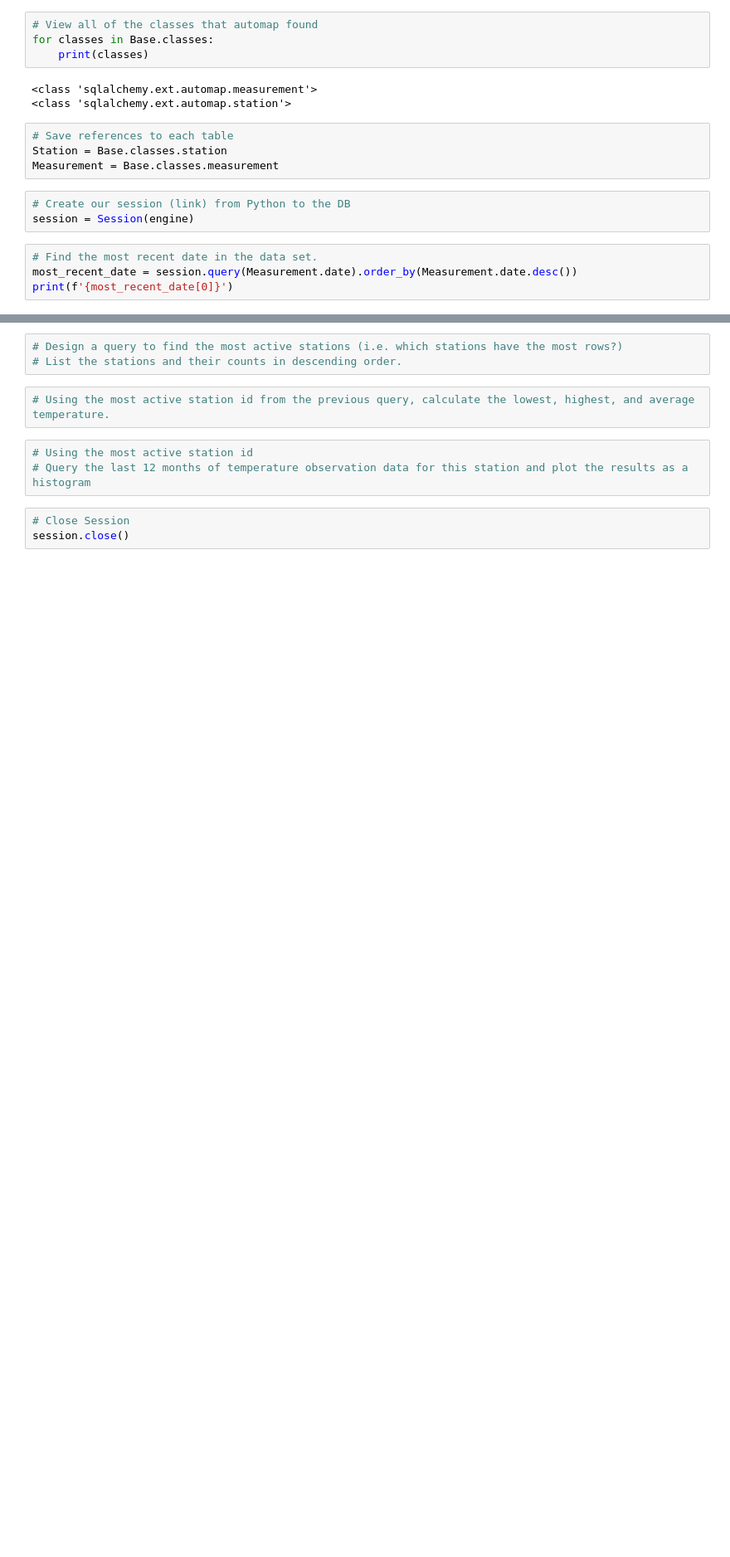
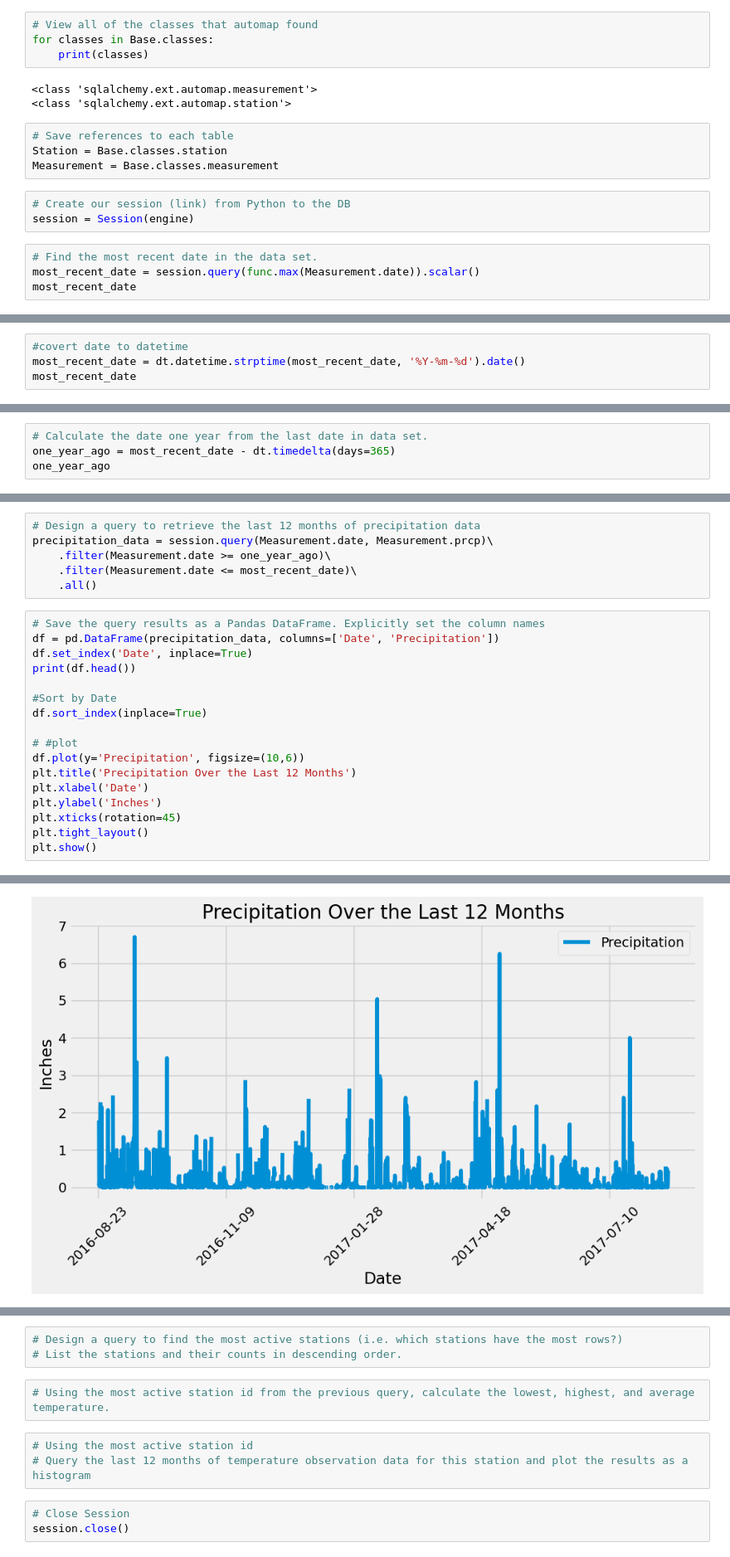
Before and after one commit to HayleyParnell/sqlalchemy-challenge, a Jupyter notebook: SurfsUp/Untitled.ipynb, the cells around one changed output, grey strips where cells are left out. Shown at 83% size. Cells and saved outputs as stored; diff of their text form; blank space fills up the shorter version.

```diff
--- a/SurfsUp/Untitled.ipynb
+++ b/SurfsUp/Untitled.ipynb
@@ -38,6 +38,6 @@ Measurement = Base.classes.measurement
 session = Session(engine)
 # %%
 # Find the most recent date in the data set.
-most_recent_date = session.query(Measurement.date).order_by(Measurement.date.desc())
-print(f'{most_recent_date[0]}')
+most_recent_date = session.query(func.max(Measurement.date)).scalar()
+most_recent_date
 # %% [output]
@@ -44,0 +45,4 @@ print(f'{most_recent_date[0]}')
+# %%
+#covert date to datetime
+most_recent_date = dt.datetime.strptime(most_recent_date, '%Y-%m-%d').date()
+most_recent_date
@@ -61 +59,5 @@ print(f'{most_recent_date[0]}')
 # Use Pandas Plotting with Matplotlib to plot the data
+# %%
+# Calculate the date one year from the last date in data set.
+one_year_ago = most_recent_date - dt.timedelta(days=365)
+one_year_ago
@@ -61,0 +66,24 @@ print(f'{most_recent_date[0]}')
+# %%
+# Design a query to retrieve the last 12 months of precipitation data
+precipitation_data = session.query(Measurement.date, Measurement.prcp)\
+    .filter(Measurement.date >= one_year_ago)\
+    .filter(Measurement.date <= most_recent_date)\
+    .all()
+# %%
+# Save the query results as a Pandas DataFrame. Explicitly set the column names
+df = pd.DataFrame(precipitation_data, columns=['Date', 'Precipitation'])
+df.set_index('Date', inplace=True)
+print(df.head())
+
+#Sort by Date
+df.sort_index(inplace=True)
+
+# #plot
+df.plot(y='Precipitation', figsize=(10,6))
+plt.title('Precipitation Over the Last 12 Months')
+plt.xlabel('Date')
+plt.ylabel('Inches')
+plt.xticks(rotation=45)
+plt.tight_layout()
+plt.show()
+# %% [output]
@@ -62,2 +97,3 @@ print(f'{most_recent_date[0]}')
+[figure, added]
 # %%
 # Use Pandas to calculate the summary statistics for the precipitation data
```
Also changed, not shown: parts of 7 cells of this notebook.
